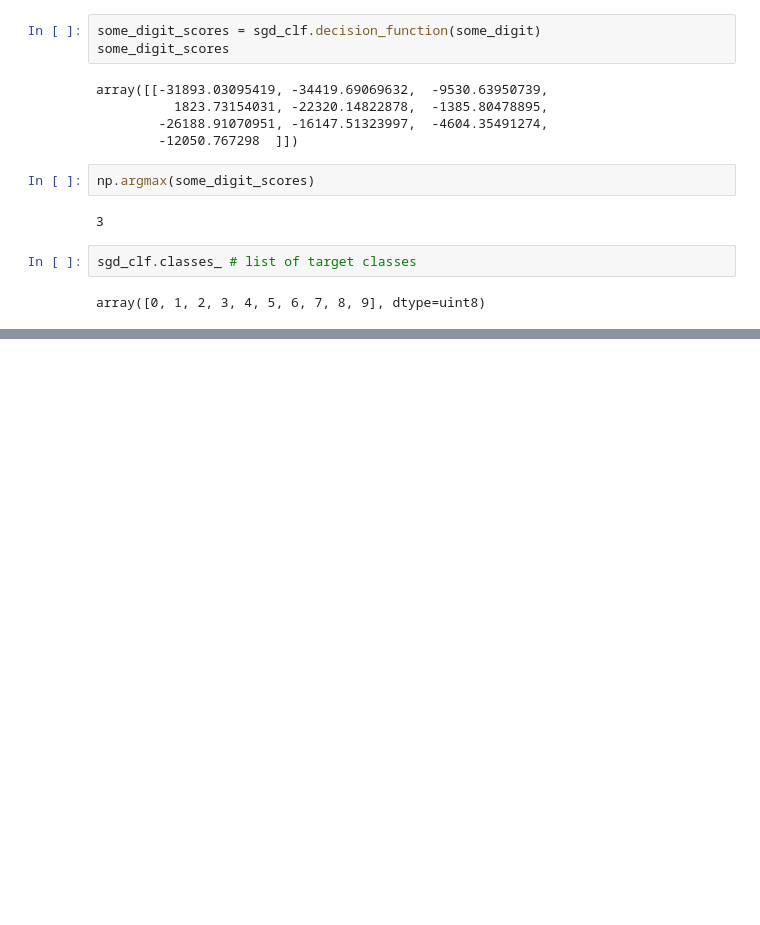
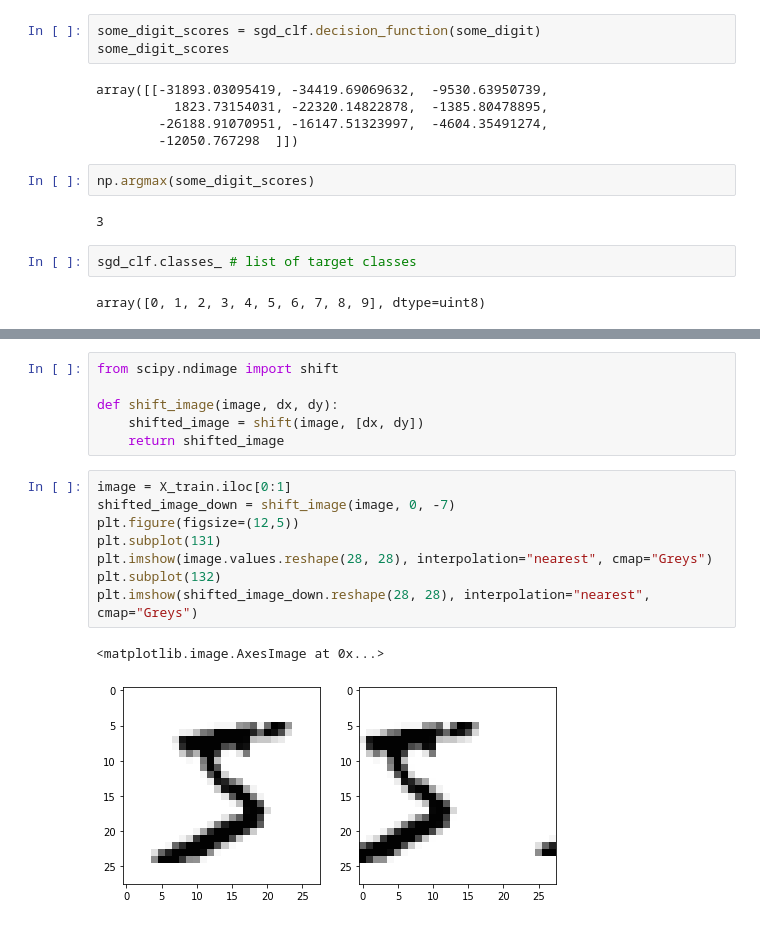
Before and after one commit to aditijain6/Hands-on-ml, a Jupyter notebook: Chapter 3 | Classification.ipynb, the cells around one changed output, grey strips where cells are left out. Cells and saved outputs as stored; diff of their text form; blank space fills up the shorter version.

```diff
--- a/Chapter 3 | Classification.ipynb
+++ b/Chapter 3 | Classification.ipynb
@@ -513,0 +492,17 @@ plt.show()
+# %%
+from scipy.ndimage import shift
+
+def shift_image(image, dx, dy):
+    shifted_image = shift(image, [dx, dy])
+    return shifted_image
+# %%
+image = X_train.iloc[0:1]
+shifted_image_down = shift_image(image, 0, -7)
+plt.figure(figsize=(12,5))
+plt.subplot(131)
+plt.imshow(image.values.reshape(28, 28), interpolation="nearest", cmap="Greys")
+plt.subplot(132)
+plt.imshow(shifted_image_down.reshape(28, 28), interpolation="nearest", cmap="Greys")
+# %% [output]
+<matplotlib.image.AxesImage at 0x...>
+[figure, added]
```
Also changed, not shown: parts of 74 cells of this notebook.
